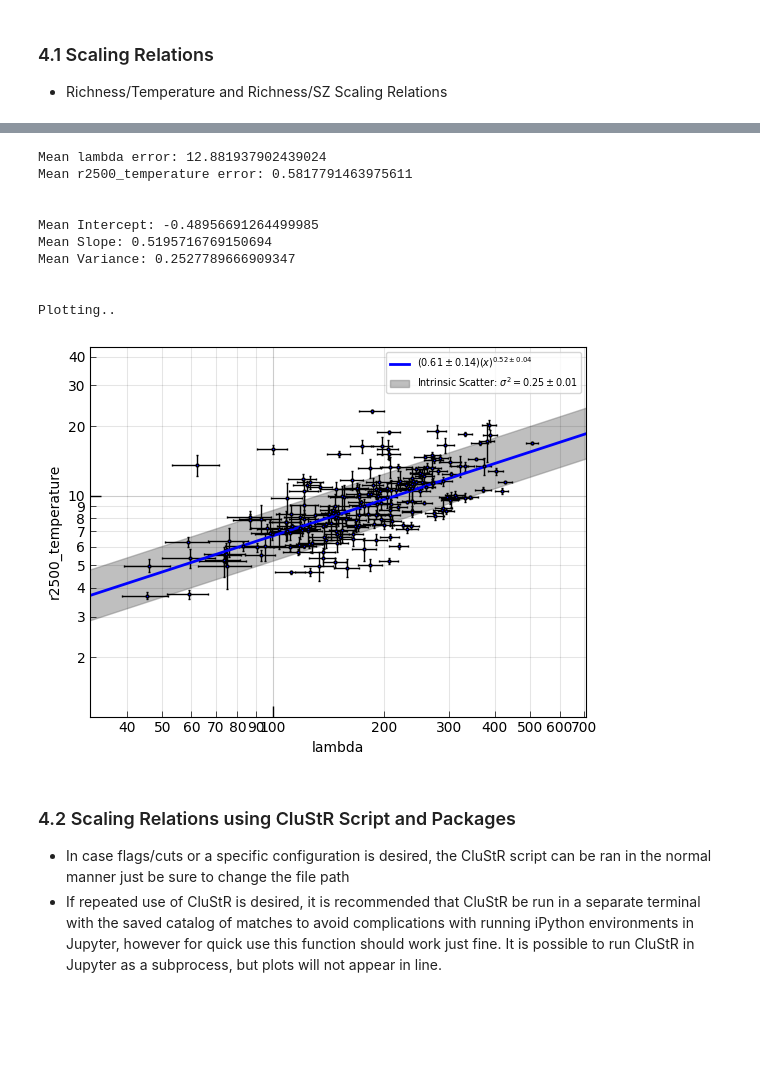
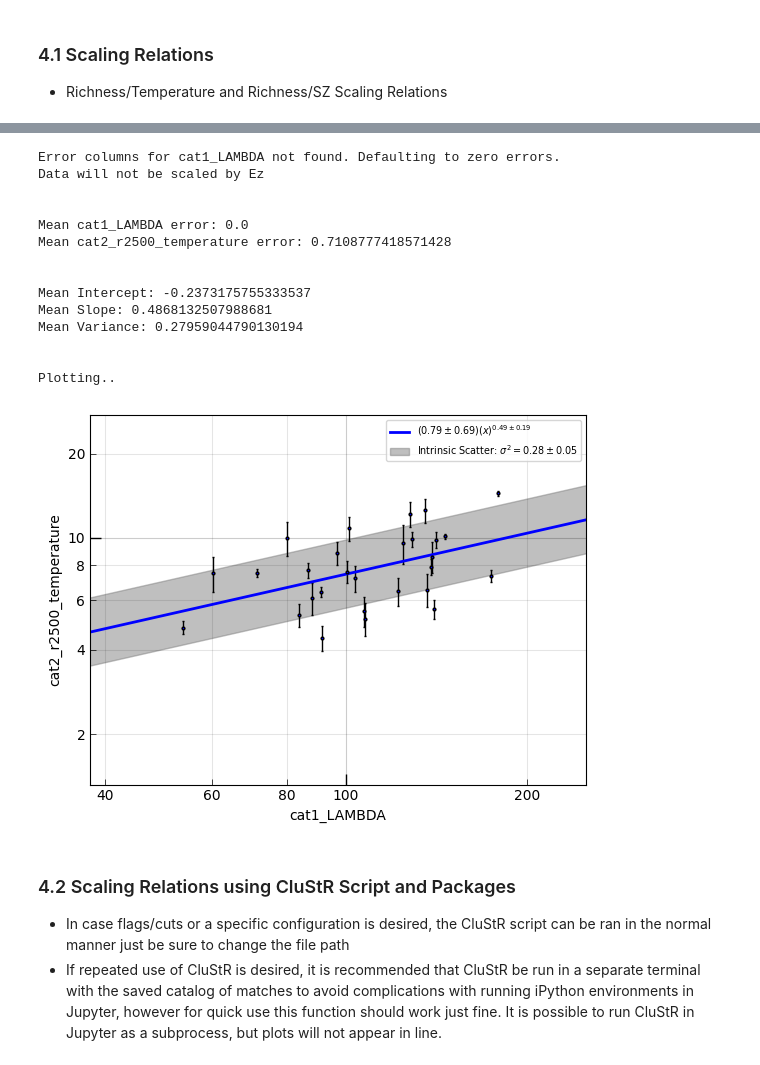
Before and after one commit to LSSTDESC/Initial-Cluster-Catalog-Validation, a Jupyter notebook: Cluster Validation Pipeline.ipynb, the cells around one changed output, grey strips where cells are left out. Saved outputs shown, nothing was run; the diff lists cells and outputs as text; code cells hidden in the pictures; blank space fills up the shorter version.

Commit message:
resolved scaling relations not plotting correctly

```diff
--- a/Cluster Validation Pipeline.ipynb
+++ b/Cluster Validation Pipeline.ipynb
@@ -728,8 +730,8 @@ def scaling_plots(x_col, y_col, matched_file_path):
     ax.set_ylabel(f'{y_col}', fontsize=10)
     ax.set_xlim([0.7*np.min(x), 1.4*np.max(x)])
     ax.set_ylim([0.3*np.min(y), 1.9*np.max(y)])
-    plt.xscale('log')
-    plt.yscale('log')
+    plt.xscale('log', subs = [2,4,6,8])
+    plt.yscale('log', subs = [2,4,6,8])
     ax.tick_params(axis='both', which='major', direction='in', length=8, width=1.)
     ax.tick_params(axis='both', which='minor', direction='in', length=4, width=0.5)
     ax.xaxis.set_major_formatter(LogFormatter())
@@ -771,17 +773,21 @@ Plotting..
 # %%
-scaling_plots('lambda', 'r2500_temperature', match_file_path_xray)
+scaling_plots('cat1_LAMBDA', 'cat2_r2500_temperature', match_file_path_xray)
 # %% [output]
-Mean lambda error: 12.881937902439024
-Mean r2500_temperature error: 0.5817791463975611
+Error columns for cat1_LAMBDA not found. Defaulting to zero errors.
+Data will not be scaled by Ez
 
 
-Mean Intercept: -0.48956691264499985
-Mean Slope: 0.5195716769150694
-Mean Variance: 0.2527789666909347
+Mean cat1_LAMBDA error: 0.0
+Mean cat2_r2500_temperature error: 0.7108777418571428
+
+
+Mean Intercept: -0.2373175755333537
+Mean Slope: 0.4868132507988681
+Mean Variance: 0.27959044790130194
 
 
 Plotting..
-[figure, old version]
+[figure, new version]
 # %% [markdown]
 ### 4.2 Scaling Relations using CluStR Script and Packages
 - In case flags/cuts or a specific configuration is desired, the CluStR script can be ran in the normal manner just be sure to change the file path
```
Also changed, not shown: parts of 7 cells of this notebook.
